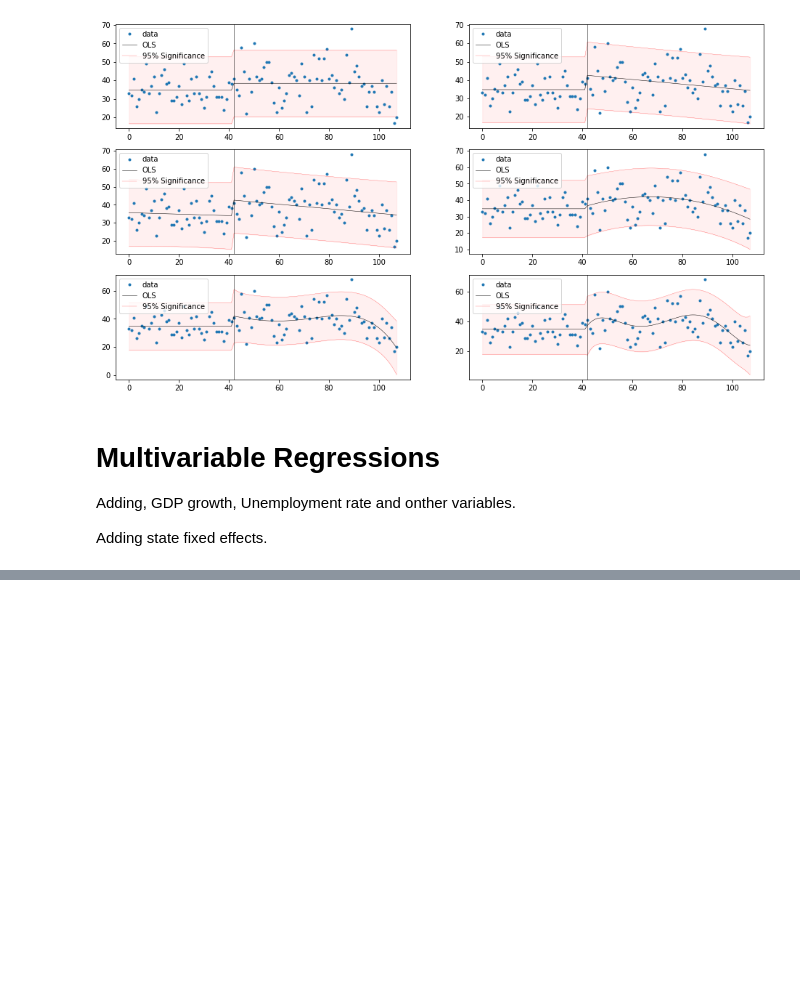
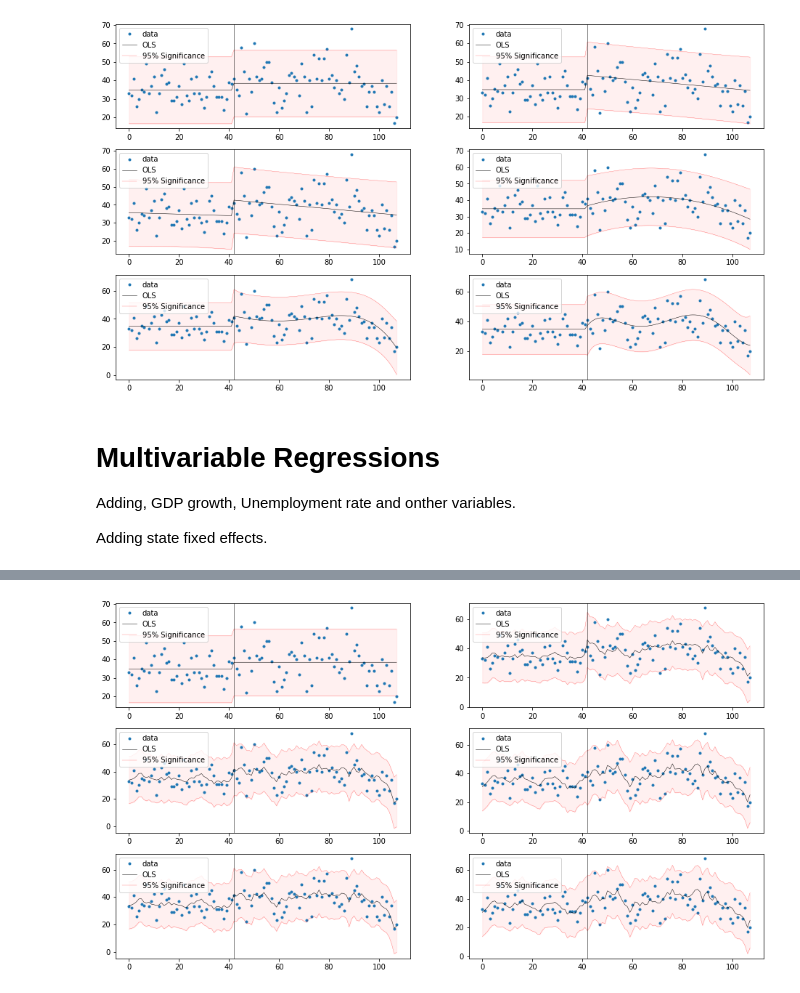
Before and after one commit to caxaxa/PhD_Empirics, a Jupyter notebook: Data_Analysis.ipynb, the cells around one changed output, grey strips where cells are left out. Cells and saved outputs as stored; diff of their text form; code cells hidden in the pictures; blank space fills up the shorter version.

```diff
--- a/Data_Analysis.ipynb
+++ b/Data_Analysis.ipynb
@@ -375,6 +393,6 @@ for i in range(2, len(mdf), 3):
 # %%
 # CSV dowloaded from 'ipeadata.gov.br' IBGE PNAD -CORREC FOR BEFORE 2012 from SEAD
-unemployment = pd.read_csv('C:/Users/lucas/OneDrive/Desktop/Thesis/Thesis - General Stuff/Variables and Indexes/unemployment2.csv')
+unemployment = pd.read_csv('./unemployment2.csv')
 
 unemployment = unemployment.rename(columns={ 'Taxa de desocupação - (%) - Instituto Brasileiro de Geografia e Estatística- Pesquisa Nacional por Amostra de Domicílios Contínua (IBGE/PNAD Contínua) - PNADC12_TDESOC12': 'unemployment'})
 unemployment = pd.DataFrame(unemployment)
@@ -391,7 +409,7 @@ unemployment = unemployment.set_index('date')
 mdf['unemployment'] = unemployment['2009':'2020'].resample('M').sum()
 # %%
 # CSV dowloaded from 'ipeadata.gov.br'
-interest = pd.read_csv('C:/Users/lucas/OneDrive/Desktop/Thesis/Thesis - General Stuff/Variables and Indexes/interest_rate.csv')
+interest = pd.read_csv('./interest_rate.csv')
 
 interest = interest.rename(columns={ 'Taxa de juros - Over / Selic - (% a.m.) - Banco Central do Brasil- Boletim- Seção mercado financeiro e de capitais (Bacen/Boletim/M. Finan.) - BM12_TJOVER12': 'interest'})
 interest = pd.DataFrame(interest)
@@ -408,7 +426,7 @@ interest = interest.set_index('date')
 mdf['interest'] = interest['2009':'2020'].resample('M').sum()
 # %%
 # CSV dowloaded from 'ipeadata.gov.br'
-inflation = pd.read_csv('C:/Users/lucas/OneDrive/Desktop/Thesis/Thesis - General Stuff/Variables and Indexes/IPCA.csv')
+inflation = pd.read_csv('./IPCA.csv')
 
 inflation = inflation.rename(columns={ 'Inflação - IPCA - (% a.m.) - Instituto Brasileiro de Geografia e Estatística- Sistema Nacional de Índices de Preços ao Consumidor (IBGE/SNIPC) - PRECOS12_IPCAG12': 'interest'})
 inflation = pd.DataFrame(inflation)
@@ -425,3 +443,15 @@ inflation = inflation.set_index('date')
 mdf['inflation'] = inflation['2008-12-01':'2019'].resample('M').sum()
 # %%
 mdf['real_interest'] = mdf['inflation']*(mdf['interest']+1)
+# %%
+#regressing
+
+results1 = sm.OLS(mdf['offences'], mdf[['cons','dummy','t2','s2','gdp','unemployment','real_interest']]).fit()
+results2 = sm.OLS(mdf['offences'], mdf[['cons','dummy','t2','s2','c2','gdp','unemployment','real_interest']]).fit()
+results3 = sm.OLS(mdf['offences'], mdf[['cons','dummy','t2','s2','c2','q2','gdp','unemployment','real_interest']]).fit()
+results4 = sm.OLS(mdf['offences'], mdf[['cons','dummy','t2','s2','c2','q2','f2','gdp','unemployment','real_interest']]).fit()
+results5 = sm.OLS(mdf['offences'], mdf[['cons','dummy','t2','s2','c2','q2','gdp','unemployment','real_interest']]).fit()
+results6 = sm.OLS(mdf['offences'], mdf[['cons','dummy','t2','s2','c2','q2','f2','gdp','unemployment','real_interest']]).fit()
+stargazer = Stargazer([results1, results2,results3,results4,results5,results6])
+stargazer.covariate_order(['cons','dummy','gdp','unemployment','real_interest'])
+HTML(stargazer.render_html())
@@ -427,0 +475,23 @@ mdf['real_interest'] = mdf['inflation']*(mdf['interest']+1)
+# %%
+
+fig = plt.figure(figsize=(16,9))
+
+result_list = [results1,results2,results3,results4,results5,results6]
+theta = intervention
+
+for i in range(len(result_list)):
+  plt.subplot(3,2,i+1)
+  prstd1, iv_l1, iv_u1 = wls_prediction_std(result_list[i])
+  plt.plot( mdf['t1'], mdf['offences'], '.',lw=1)
+  plt.plot(mdf['t1'],result_list[i].fittedvalues, 'k-', lw=0.5)
+  plt.plot(mdf['t1'], iv_u1, color='red', lw=0.2)
+  plt.plot( mdf['t1'],iv_l1, color='red', lw=0.2)
+  plt.axvline(theta, color='black', lw=1, alpha=0.5)
+  plt.fill_between( mdf['t1'],iv_u1,iv_l1, color='red', alpha=0.06)
+  plt.legend(('data','OLS','95% Significance'),loc=2)
+
+plt.show()
+
+fig.savefig('emp3.pdf')
+# %% [output]
+[figure, added]
```
Also changed, not shown: parts of 6 cells of this notebook.
